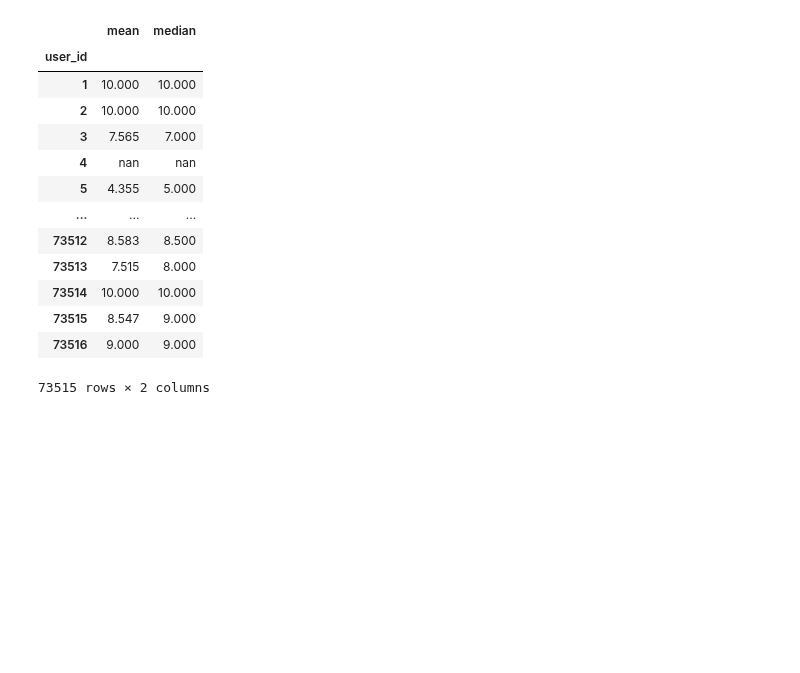
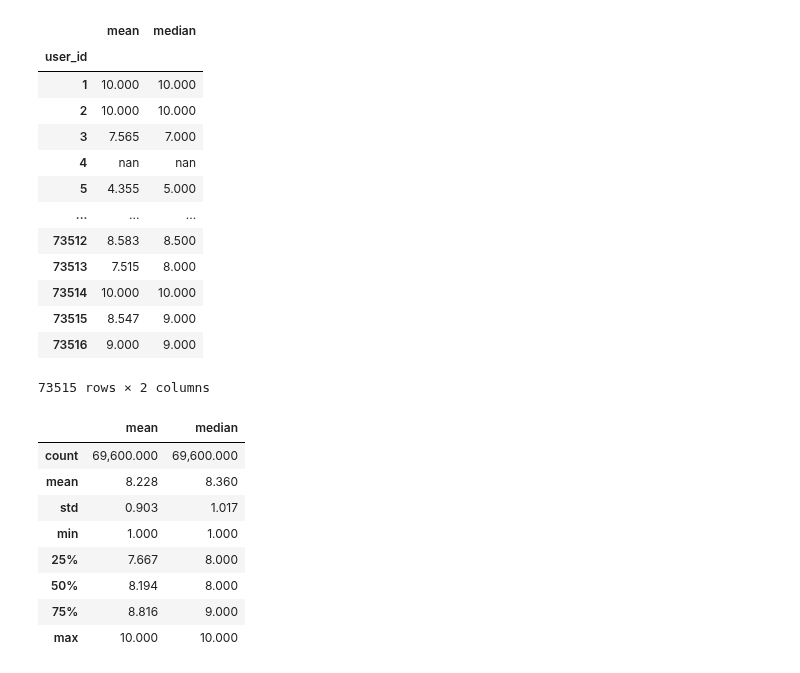
Before and after one commit to Zenoix/Anime-Recommendations, a Jupyter notebook: Exploratory Data Analysis.ipynb, the cells around one changed output. Cells and saved outputs as stored; diff of their text form; code cells hidden in the pictures; blank space fills up the shorter version.

```diff
--- a/Exploratory Data Analysis.ipynb
+++ b/Exploratory Data Analysis.ipynb
@@ -376,4 +383,17 @@ mm_ratings
 | 73515 | 8.547 | 9.000 |
 | 73516 | 9.000 | 9.000 |
 73515 rows × 2 columns
+# %%
+# Summary statistics
+mm_ratings.describe()
+# %% [output]
+|  | mean | median |
+| count | 69,600.000 | 69,600.000 |
+| mean | 8.228 | 8.360 |
+| std | 0.903 | 1.017 |
+| min | 1.000 | 1.000 |
+| 25% | 7.667 | 8.000 |
+| 50% | 8.194 | 8.000 |
+| 75% | 8.816 | 9.000 |
+| max | 10.000 | 10.000 |
 # %%
```
Also changed, not shown: parts of 9 cells of this notebook.
